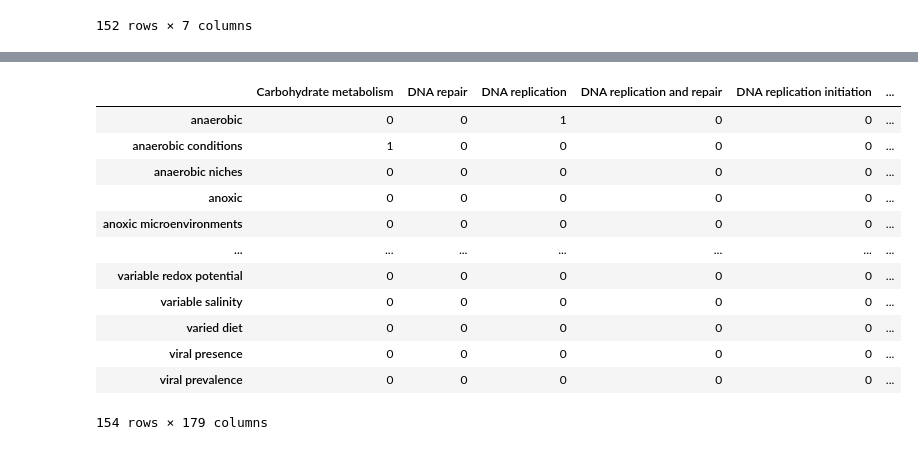
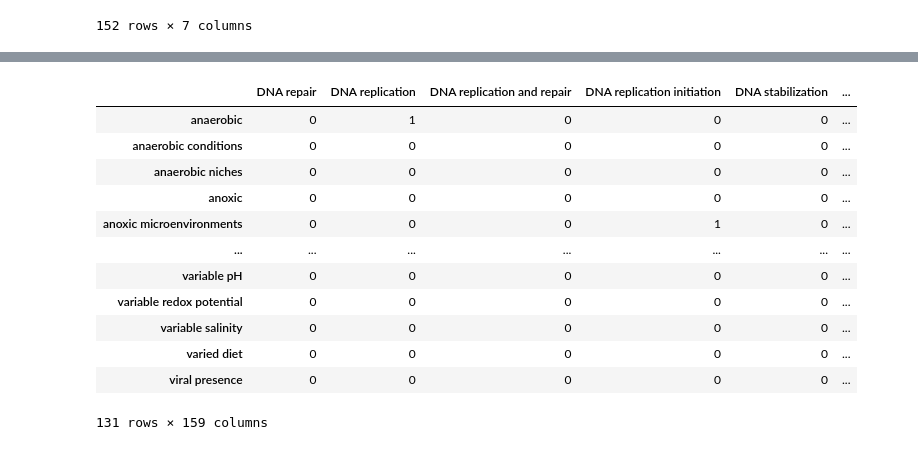
Before and after one commit to monarch-initiative/talisman, a Jupyter notebook: notebooks/mixed_set_summarization.ipynb, the cells around one changed output, grey strips where cells are left out. Cells and saved outputs as stored; diff of their text form; code cells hidden in the pictures.

```diff
--- a/notebooks/mixed_set_summarization.ipynb
+++ b/notebooks/mixed_set_summarization.ipynb
@@ -473,3 +619,18 @@ llm_results_df_conf
 106 rows × 7 columns
 # %%
 llm_results_df.to_csv("ecosystem_characteristics_llm_results_df_v7.tsv",sep="\t",header=True)
+# %%
+llm_results_df_conf_standard = llm_results_df_conf.copy(deep=True)
+
+# Function to standardize terms in a column based on the dictionary
+def standardize_column(df, column, standard_dict):
+    def replace_terms(term):
+        return '*'.join([standard_dict.get(t, t) for t in term.split('*')])
+
+    df[column] = df[column].apply(replace_terms)
+
+# Standardize bio_property and env_property terms in llm_results_df_conf
+standardize_column(llm_results_df_conf_standard, 'bio_property', standardization_dict['bio_property'])
+standardize_column(llm_results_df_conf_standard, 'env_property', standardization_dict['env_property'])
+
+llm_results_df_conf_standard
@@ -476,42 +651,42 @@ llm_results_df.to_csv("ecosystem_characteristics_llm_results_df_v7.tsv",sep="\t"
 # %%
 # Create unique lists of bio_property and env_property values
 bio_properties = set()
 env_properties = set()
 
-for index, row in llm_results_df_conf.iterrows():
+for index, row in llm_results_df_conf_standard.iterrows():
     bio_properties.update(row['bio_property'].split('*'))
     env_properties.update(row['env_property'].split('*'))
 
 bio_properties = sorted(bio_properties)
 env_properties = sorted(env_properties)
 
 # Create an empty DataFrame with bio_property as columns and env_property as rows
 bio_env_matrix = pd.DataFrame(0, index=env_properties, columns=bio_properties)
 
 # Populate the DataFrame by incrementing the value where bio_property and env_property are paired
-for index, row in llm_results_df_conf.iterrows():
+for index, row in llm_results_df_conf_standard.iterrows():
     bio_property_list = row['bio_property'].split('*')
     env_property_list = row['env_property'].split('*')
     for bio_property in bio_property_list:
         for env_property in env_property_list:
             bio_env_matrix.at[env_property, bio_property] += 1
 
 # Display the matrix
 bio_env_matrix
 # %% [output]
-|  | Carbohydrate metabolism | DNA repair | DNA replication | DNA replication and repair | DNA replication initiation | ... |
-| anaerobic | 0 | 0 | 1 | 0 | 0 | ... |
-| anaerobic conditions | 1 | 0 | 0 | 0 | 0 | ... |
+|  | DNA repair | DNA replication | DNA replication and repair | DNA replication initiation | DNA stabilization | ... |
+| anaerobic | 0 | 1 | 0 | 0 | 0 | ... |
+| anaerobic conditions | 0 | 0 | 0 | 0 | 0 | ... |
 | anaerobic niches | 0 | 0 | 0 | 0 | 0 | ... |
 | anoxic | 0 | 0 | 0 | 0 | 0 | ... |
-| anoxic microenvironments | 0 | 0 | 0 | 0 | 0 | ... |
+| anoxic microenvironments | 0 | 0 | 0 | 1 | 0 | ... |
 | ... | ... | ... | ... | ... | ... | ... |
+| variable pH | 0 | 0 | 0 | 0 | 0 | ... |
 | variable redox potential | 0 | 0 | 0 | 0 | 0 | ... |
 | variable salinity | 0 | 0 | 0 | 0 | 0 | ... |
 | varied diet | 0 | 0 | 0 | 0 | 0 | ... |
 | viral presence | 0 | 0 | 0 | 0 | 0 | ... |
-| viral prevalence | 0 | 0 | 0 | 0 | 0 | ... |
-154 rows × 179 columns
+131 rows × 159 columns
 # %%
 # Generate the clustered heatmap and save the clustering
 plt.figure(figsize=(10, 8))
```
Also changed, not shown: parts of 14 cells of this notebook.
